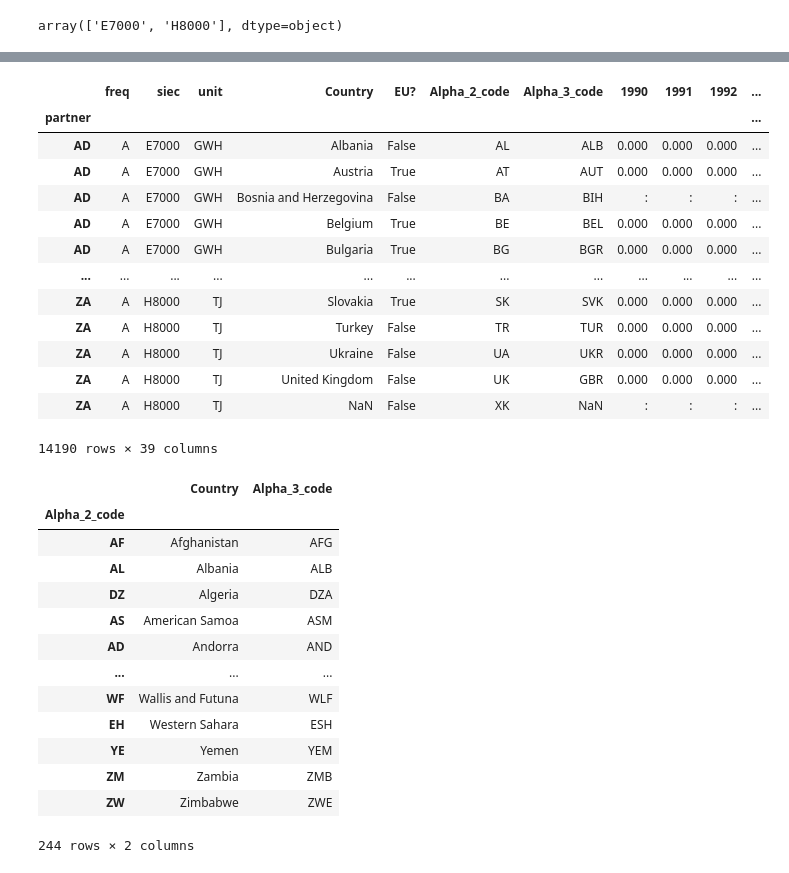
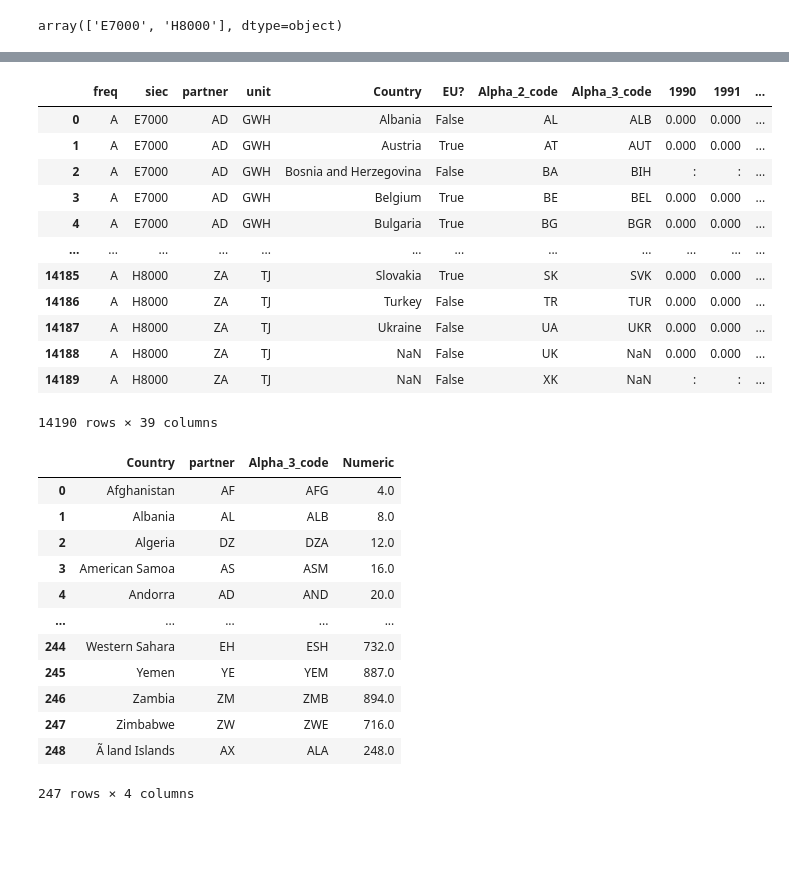
Before and after one commit to SinanSeyhan/green-electricity-project, a Jupyter notebook: notebooks/Frank - Elec Imports.ipynb, the cells around one changed output, grey strips where cells are left out. Saved outputs shown, nothing was run; the diff lists cells and outputs as text; code cells hidden in the pictures; blank space fills up the shorter version.

Commit message:
elec imports cleanup

```diff
--- a/notebooks/Frank - Elec Imports.ipynb
+++ b/notebooks/Frank - Elec Imports.ipynb
@@ -1,6 +1,7 @@
 # %%
 import pandas as pd
 # %%
-countries = pd.read_csv('../raw_data/countries_codes_and_coordinates.csv', encoding = 'unicode_escape')
+countries = pd.read_csv('../raw_data/CountryCodes.csv', encoding = 'unicode_escape')
+countries.dropna(inplace=True)
 countries.head()
 # %% [output]
@@ -150,5 +151,2 @@ imports
 | 14189 | A | H8000 | ZA | TJ | NaN | False | XK | NaN | : | : | ... |
 14190 rows × 39 columns
-# %%
-imports['Partner_country'] = ''
-imports
@@ -174,36 +153,34 @@ See the caveats in the documentation: https://pandas.pydata.org/pandas-docs/stab
 # %%
-imports.set_index('partner', inplace=True)
+#imports.set_index('partner', inplace=True)
 imports
 # %% [output]
-|  | freq | siec | unit | Country | EU? | Alpha_2_code | Alpha_3_code | 1990 | 1991 | 1992 | ... |
-| partner |  |  |  |  |  |  |  |  |  |  | ... |
-| AD | A | E7000 | GWH | Albania | False | AL | ALB | 0.000 | 0.000 | 0.000 | ... |
-| AD | A | E7000 | GWH | Austria | True | AT | AUT | 0.000 | 0.000 | 0.000 | ... |
-| AD | A | E7000 | GWH | Bosnia and Herzegovina | False | BA | BIH | : | : | : | ... |
-| AD | A | E7000 | GWH | Belgium | True | BE | BEL | 0.000 | 0.000 | 0.000 | ... |
-| AD | A | E7000 | GWH | Bulgaria | True | BG | BGR | 0.000 | 0.000 | 0.000 | ... |
+|  | freq | siec | partner | unit | Country | EU? | Alpha_2_code | Alpha_3_code | 1990 | 1991 | ... |
+| 0 | A | E7000 | AD | GWH | Albania | False | AL | ALB | 0.000 | 0.000 | ... |
+| 1 | A | E7000 | AD | GWH | Austria | True | AT | AUT | 0.000 | 0.000 | ... |
+| 2 | A | E7000 | AD | GWH | Bosnia and Herzegovina | False | BA | BIH | : | : | ... |
+| 3 | A | E7000 | AD | GWH | Belgium | True | BE | BEL | 0.000 | 0.000 | ... |
+| 4 | A | E7000 | AD | GWH | Bulgaria | True | BG | BGR | 0.000 | 0.000 | ... |
 | ... | ... | ... | ... | ... | ... | ... | ... | ... | ... | ... | ... |
-| ZA | A | H8000 | TJ | Slovakia | True | SK | SVK | 0.000 | 0.000 | 0.000 | ... |
-| ZA | A | H8000 | TJ | Turkey | False | TR | TUR | 0.000 | 0.000 | 0.000 | ... |
-| ZA | A | H8000 | TJ | Ukraine | False | UA | UKR | 0.000 | 0.000 | 0.000 | ... |
-| ZA | A | H8000 | TJ | United Kingdom | False | UK | GBR | 0.000 | 0.000 | 0.000 | ... |
-| ZA | A | H8000 | TJ | NaN | False | XK | NaN | : | : | : | ... |
+| 14185 | A | H8000 | ZA | TJ | Slovakia | True | SK | SVK | 0.000 | 0.000 | ... |
+| 14186 | A | H8000 | ZA | TJ | Turkey | False | TR | TUR | 0.000 | 0.000 | ... |
+| 14187 | A | H8000 | ZA | TJ | Ukraine | False | UA | UKR | 0.000 | 0.000 | ... |
+| 14188 | A | H8000 | ZA | TJ | NaN | False | UK | NaN | 0.000 | 0.000 | ... |
+| 14189 | A | H8000 | ZA | TJ | NaN | False | XK | NaN | : | : | ... |
 14190 rows × 39 columns
 # %%
-countries.set_index('Alpha_2_code', inplace=True)
+countries.rename({'Alpha_2_code':'partner'}, axis=1, inplace=True)
 countries
 # %% [output]
-|  | Country | Alpha_3_code |
-| Alpha_2_code |  |  |
-| AF | Afghanistan | AFG |
-| AL | Albania | ALB |
-| DZ | Algeria | DZA |
-| AS | American Samoa | ASM |
-| AD | Andorra | AND |
-| ... | ... | ... |
-| WF | Wallis and Futuna | WLF |
-| EH | Western Sahara | ESH |
-| YE | Yemen | YEM |
-| ZM | Zambia | ZMB |
-| ZW | Zimbabwe | ZWE |
+|  | Country | partner | Alpha_3_code | Numeric |
+| 0 | Afghanistan | AF | AFG | 4.0 |
+| 1 | Albania | AL | ALB | 8.0 |
+| 2 | Algeria | DZ | DZA | 12.0 |
+| 3 | American Samoa | AS | ASM | 16.0 |
+| 4 | Andorra | AD | AND | 20.0 |
+| ... | ... | ... | ... | ... |
+| 244 | Western Sahara | EH | ESH | 732.0 |
+| 245 | Yemen | YE | YEM | 887.0 |
+| 246 | Zambia | ZM | ZMB | 894.0 |
+| 247 | Zimbabwe | ZW | ZWE | 716.0 |
+| 248 | Ã land Islands | AX | ALA | 248.0 |
-244 rows × 2 columns
+247 rows × 4 columns
```
Also changed, not shown: parts of 30 cells of this notebook.
